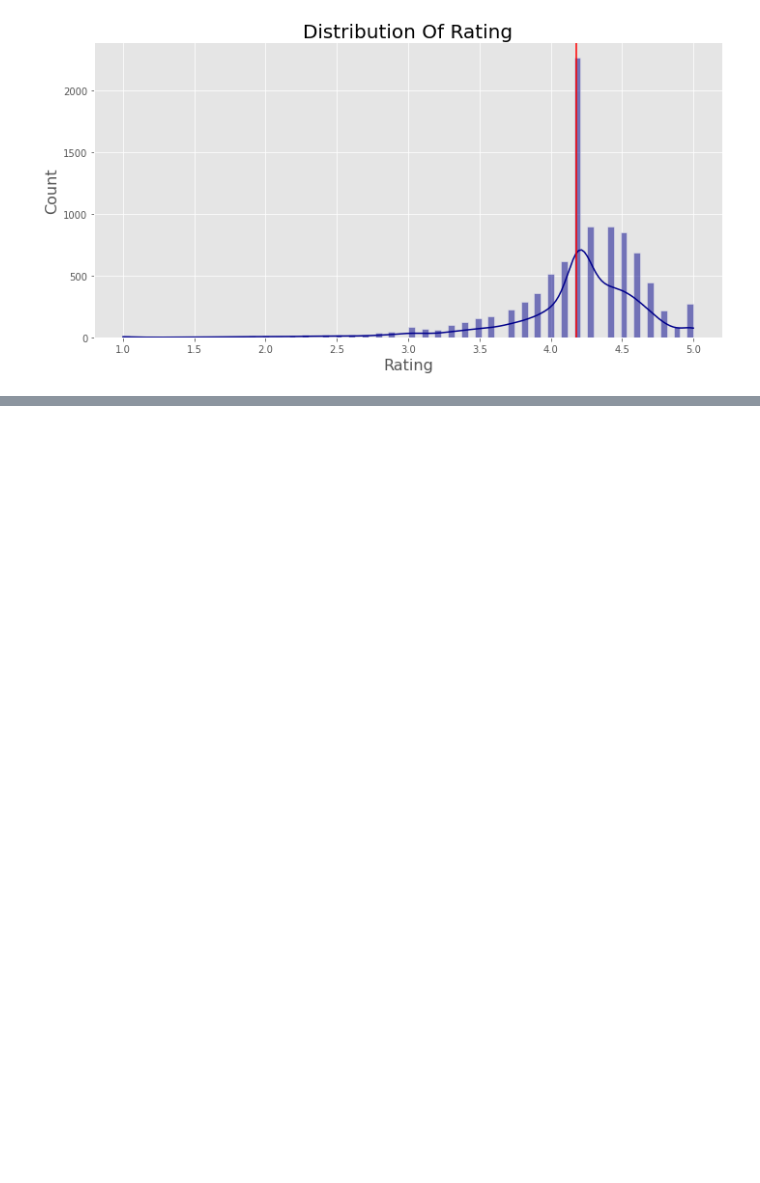
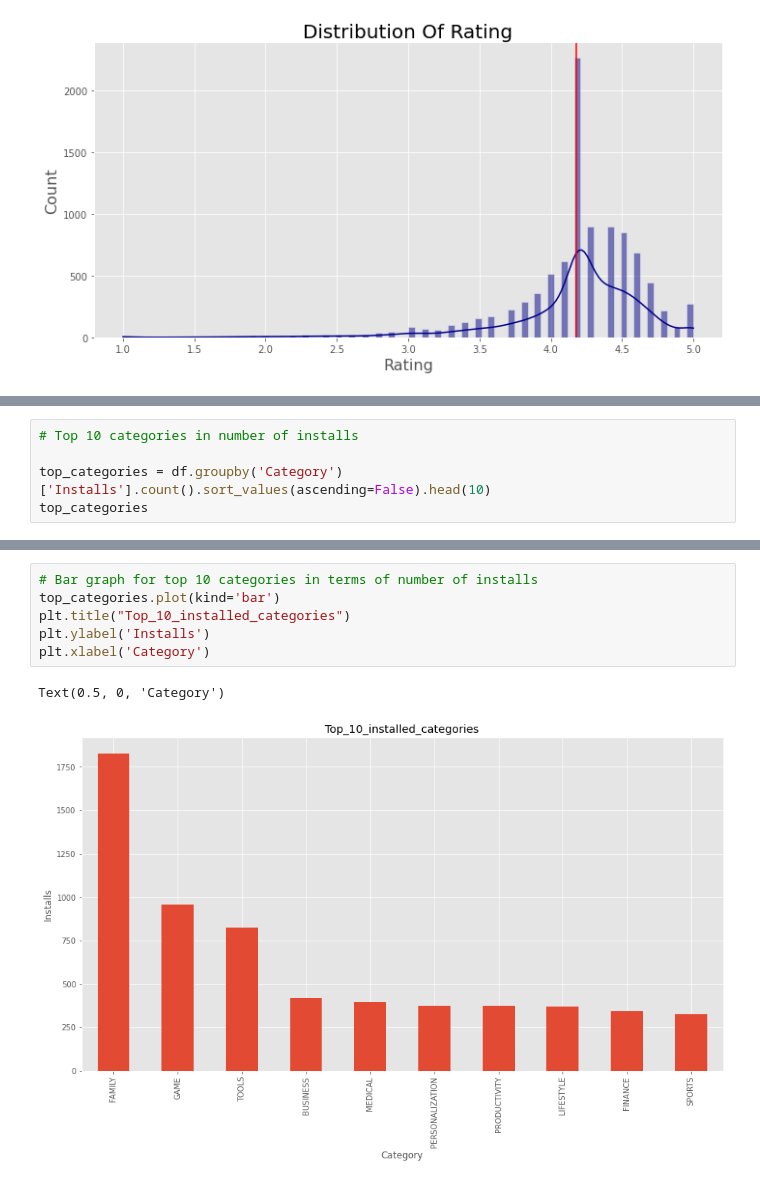
Before and after one commit to mukteshsingh95/Play-Store-App, a Jupyter notebook: Play_Store_App.ipynb, the cells around one changed output, grey strips where cells are left out. Drawn from its saved outputs; the diff is of its cells as text; blank space fills up the shorter version.

```diff
--- a/Play_Store_App.ipynb
+++ b/Play_Store_App.ipynb
@@ -622,0 +772,5 @@ plt.axvline(x=df["Rating"].mean(),color='red')
+# %%
+# Top 10 categories in number of installs
+
+top_categories = df.groupby('Category')['Installs'].count().sort_values(ascending=False).head(10)
+top_categories
@@ -622,0 +790,9 @@ plt.axvline(x=df["Rating"].mean(),color='red')
+# %%
+# Bar graph for top 10 categories in terms of number of installs
+top_categories.plot(kind='bar')
+plt.title("Top_10_installed_categories")
+plt.ylabel('Installs')
+plt.xlabel('Category')
+# %% [output]
+Text(0.5, 0, 'Category')
+[figure, added]
```
Also changed, not shown: parts of 42 cells of this notebook.
